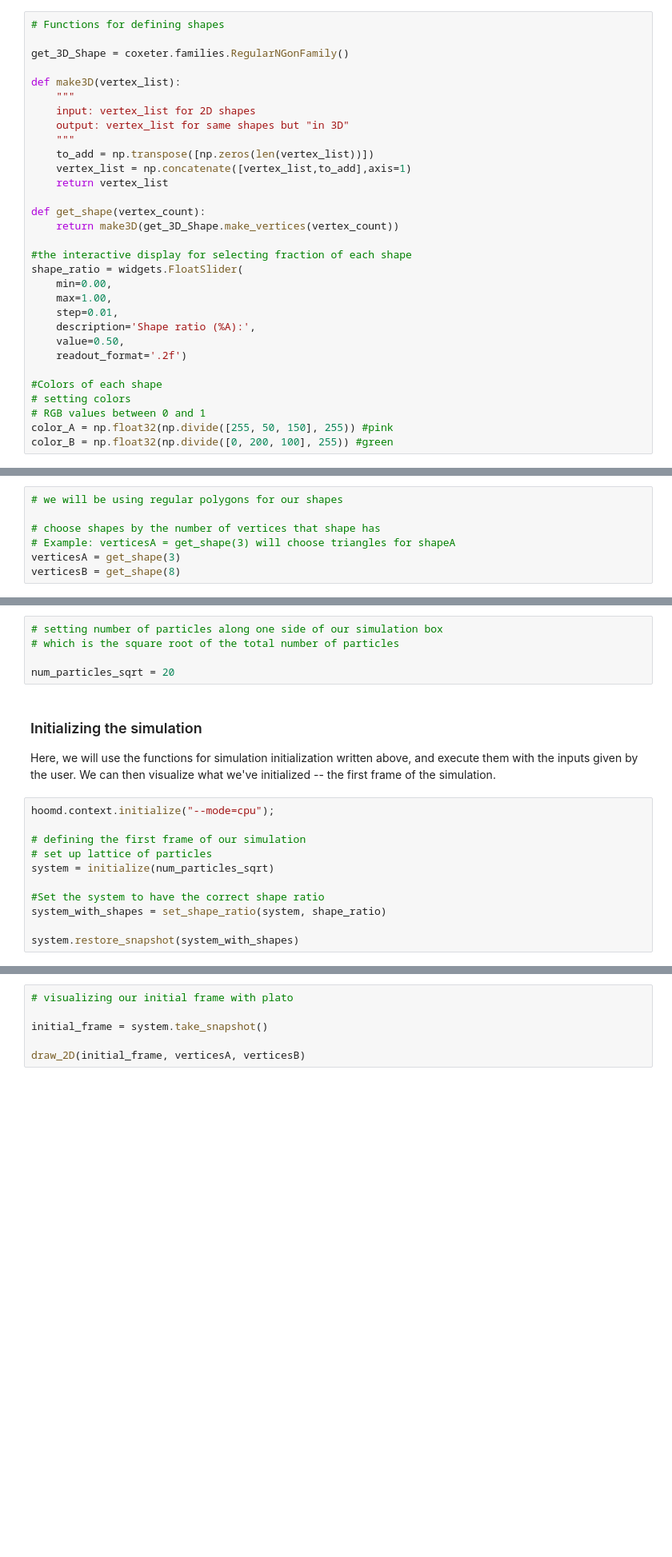
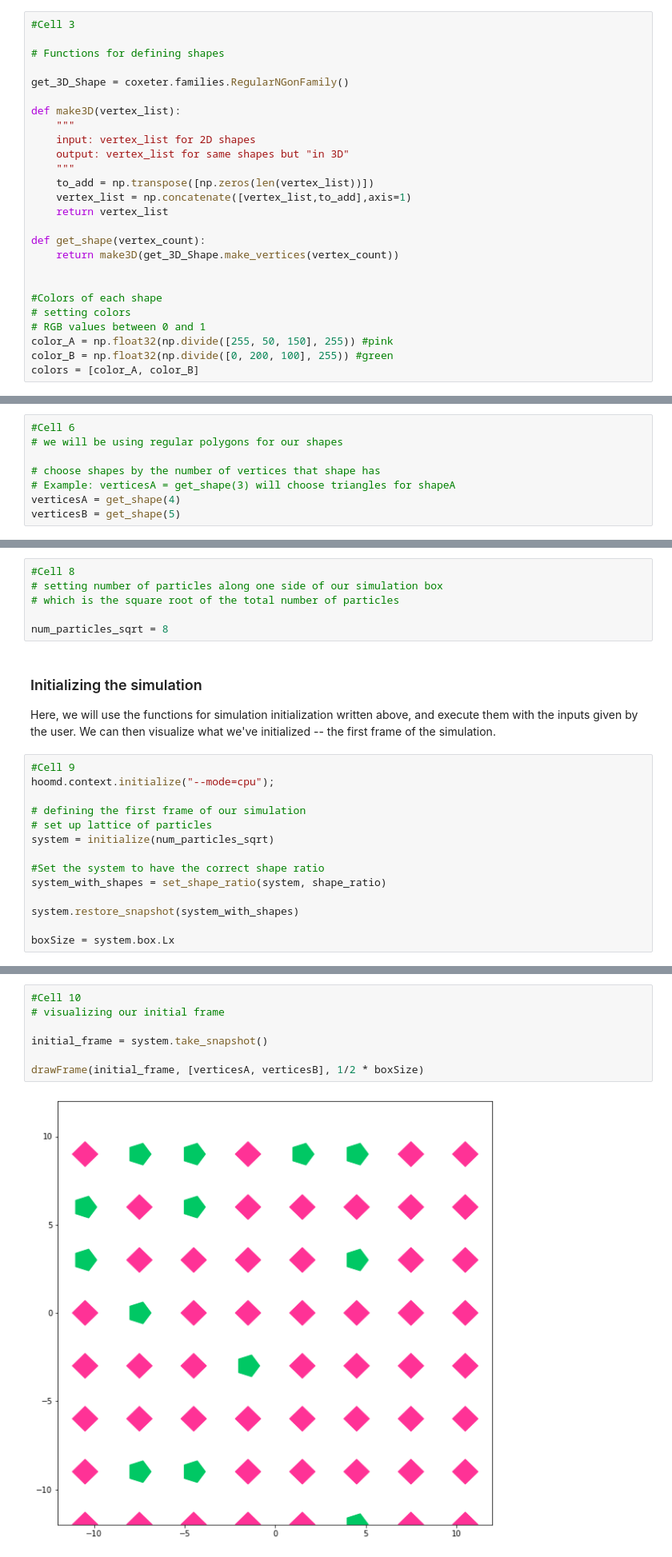
Before and after one commit to mmartirossyan/CCMR-CapeCrystal, a Jupyter notebook: mixed_shapes_2d.ipynb, the cells around one changed output, grey strips where cells are left out. Shown at 80% size. Saved outputs shown, nothing was run; the diff lists cells and outputs as text; blank space fills up the shorter version.

```diff
--- a/mixed_shapes_2d.ipynb
+++ b/mixed_shapes_2d.ipynb
@@ -25,4 +37,6 @@ Setting up some functions that we will use throughout our simulation code. These
 # %%
+#Cell 3
+
 # Functions for defining shapes
 
 get_3D_Shape = coxeter.families.RegularNGonFamily()
@@ -39,18 +53,11 @@ def make3D(vertex_list):
 def get_shape(vertex_count):
     return make3D(get_3D_Shape.make_vertices(vertex_count))
 
-#the interactive display for selecting fraction of each shape
-shape_ratio = widgets.FloatSlider(
-    min=0.00,
-    max=1.00,
-    step=0.01,
-    description='Shape ratio (%A):',
-    value=0.50,
-    readout_format='.2f')
 
 #Colors of each shape
 # setting colors
 # RGB values between 0 and 1
 color_A = np.float32(np.divide([255, 50, 150], 255)) #pink
 color_B = np.float32(np.divide([0, 200, 100], 255)) #green
+colors = [color_A, color_B]
 # %%
@@ -152,10 +145,11 @@ This includes choosing the two shapes we will be using, the ratio between the sh
 
 As a scientist, you will want to also make a prediction (hypothesis) at this point. Think about how the simulation outcome might depend on your choice of shapes and their ratio. A good experiment also only changes one thing at a time -- decide which parameter you'd like to vary and which you'd like to keep constant.
 # %%
+#Cell 6
 # we will be using regular polygons for our shapes
 
 # choose shapes by the number of vertices that shape has
 # Example: verticesA = get_shape(3) will choose triangles for shapeA
-verticesA = get_shape(3)
-verticesB = get_shape(8)
+verticesA = get_shape(4)
+verticesB = get_shape(5)
 # %%
@@ -168,13 +163,15 @@ display(shape_ratio)
 # %%
+#Cell 8
 # setting number of particles along one side of our simulation box
 # which is the square root of the total number of particles
 
-num_particles_sqrt = 20
+num_particles_sqrt = 8
 # %% [markdown]
 ### Initializing the simulation
 
 Here, we will use the functions for simulation initialization written above, and execute them with the inputs given by the user. We can then visualize what we've initialized -- the first frame of the simulation.
 # %%
+#Cell 9
 hoomd.context.initialize("--mode=cpu");
 
 # defining the first frame of our simulation
@@ -185,3 +182,5 @@ system = initialize(num_particles_sqrt)
 system_with_shapes = set_shape_ratio(system, shape_ratio)
 
 system.restore_snapshot(system_with_shapes)
+
+boxSize = system.box.Lx
@@ -188,6 +189,9 @@ system.restore_snapshot(system_with_shapes)
 # %%
-# visualizing our initial frame with plato
+#Cell 10
+# visualizing our initial frame
 
 initial_frame = system.take_snapshot()
 
-draw_2D(initial_frame, verticesA, verticesB)
+drawFrame(initial_frame, [verticesA, verticesB], 1/2 * boxSize)
+# %% [output]
+[figure, added]
```
Also changed, not shown: parts of 28 cells of this notebook, 8 other files.
